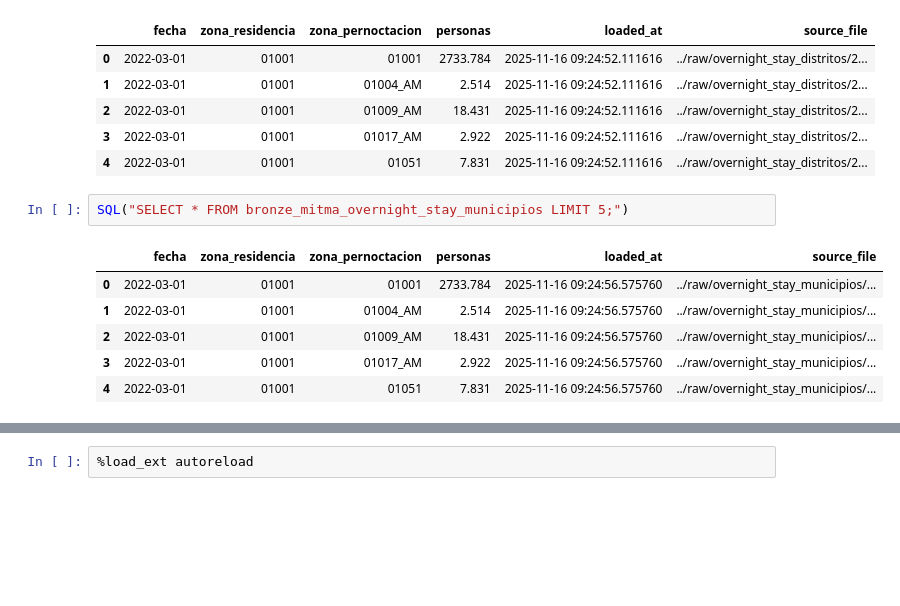
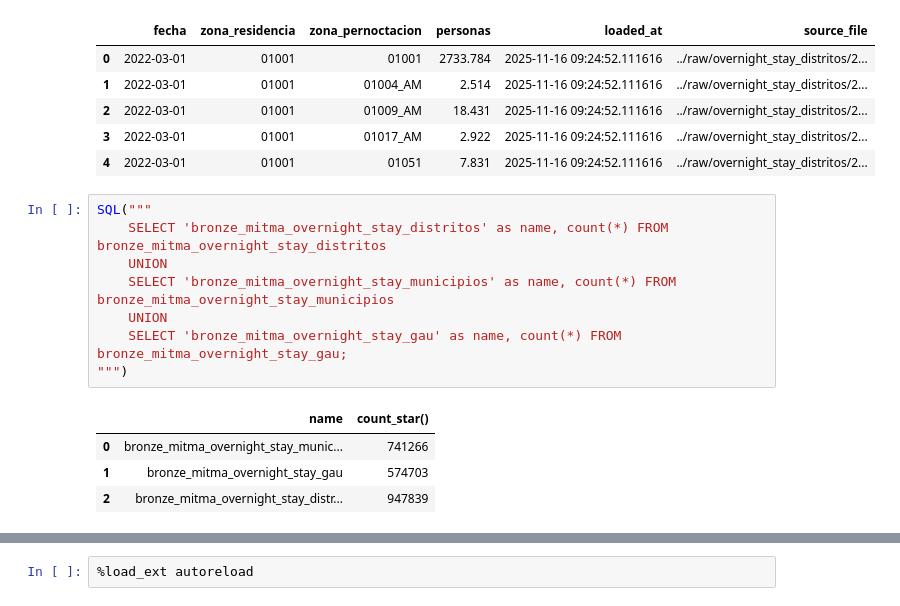
Before and after one commit to bgramaje/muceim-bigdata_project, a Jupyter notebook: notebooks/bronze.ipynb, the cells around one changed output, grey strips where cells are left out. Cells and saved outputs as stored; diff of their text form; blank space fills up the shorter version.

```diff
--- a/notebooks/bronze.ipynb
+++ b/notebooks/bronze.ipynb
@@ -441,11 +431,15 @@ SQL("SELECT * FROM bronze_mitma_overnight_stay_distritos LIMIT 5;")
 | 3 | 2022-03-01 | 01001 | 01017_AM | 2.922 | 2025-11-16 09:24:52.111616 | ../raw/overnight_stay_distritos/2... |
 | 4 | 2022-03-01 | 01001 | 01051 | 7.831 | 2025-11-16 09:24:52.111616 | ../raw/overnight_stay_distritos/2... |
 # %%
-SQL("SELECT * FROM bronze_mitma_overnight_stay_municipios LIMIT 5;")
+SQL("""
+    SELECT 'bronze_mitma_overnight_stay_distritos' as name, count(*) FROM bronze_mitma_overnight_stay_distritos
+    UNION
+    SELECT 'bronze_mitma_overnight_stay_municipios' as name, count(*) FROM bronze_mitma_overnight_stay_municipios
+    UNION
+    SELECT 'bronze_mitma_overnight_stay_gau' as name, count(*) FROM bronze_mitma_overnight_stay_gau;
+""")
 # %% [output]
-|  | fecha | zona_residencia | zona_pernoctacion | personas | loaded_at | source_file |
-| 0 | 2022-03-01 | 01001 | 01001 | 2733.784 | 2025-11-16 09:24:56.575760 | ../raw/overnight_stay_municipios/... |
-| 1 | 2022-03-01 | 01001 | 01004_AM | 2.514 | 2025-11-16 09:24:56.575760 | ../raw/overnight_stay_municipios/... |
-| 2 | 2022-03-01 | 01001 | 01009_AM | 18.431 | 2025-11-16 09:24:56.575760 | ../raw/overnight_stay_municipios/... |
-| 3 | 2022-03-01 | 01001 | 01017_AM | 2.922 | 2025-11-16 09:24:56.575760 | ../raw/overnight_stay_municipios/... |
-| 4 | 2022-03-01 | 01001 | 01051 | 7.831 | 2025-11-16 09:24:56.575760 | ../raw/overnight_stay_municipios/... |
+|  | name | count_star() |
+| 0 | bronze_mitma_overnight_stay_munic... | 741266 |
+| 1 | bronze_mitma_overnight_stay_gau | 574703 |
+| 2 | bronze_mitma_overnight_stay_distr... | 947839 |
```
Also changed, not shown: parts of 11 cells of this notebook, 1 other file.
